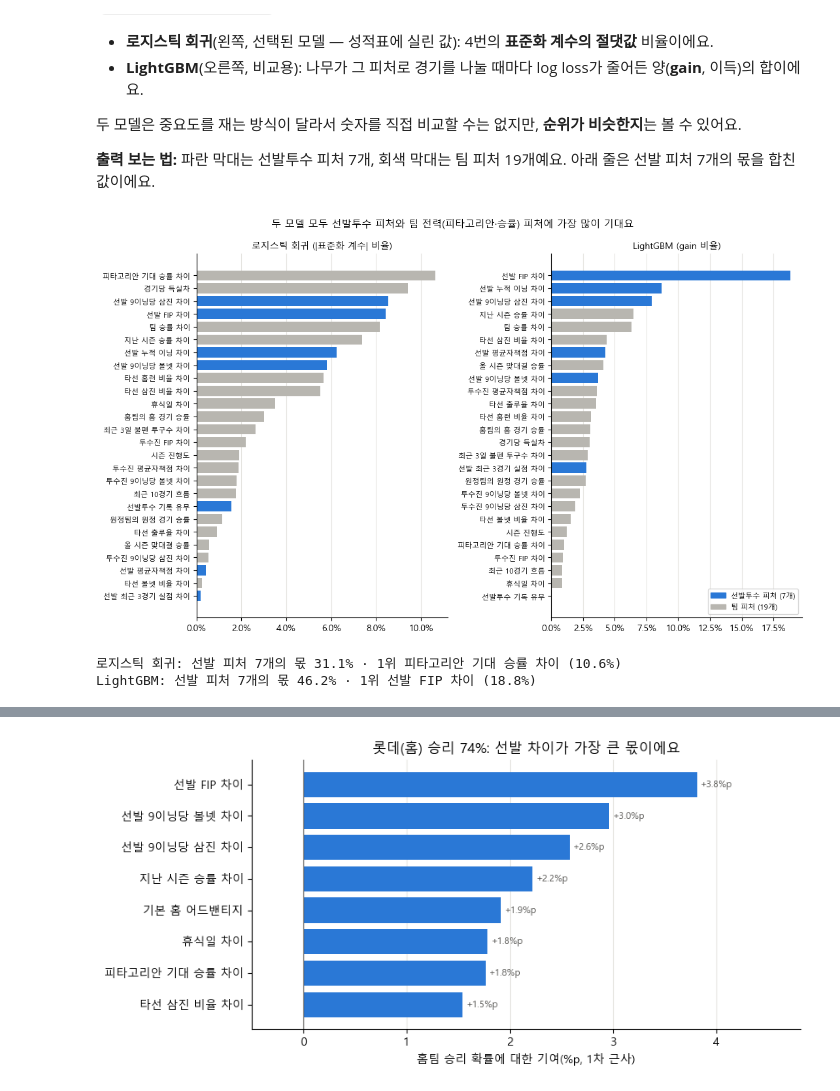
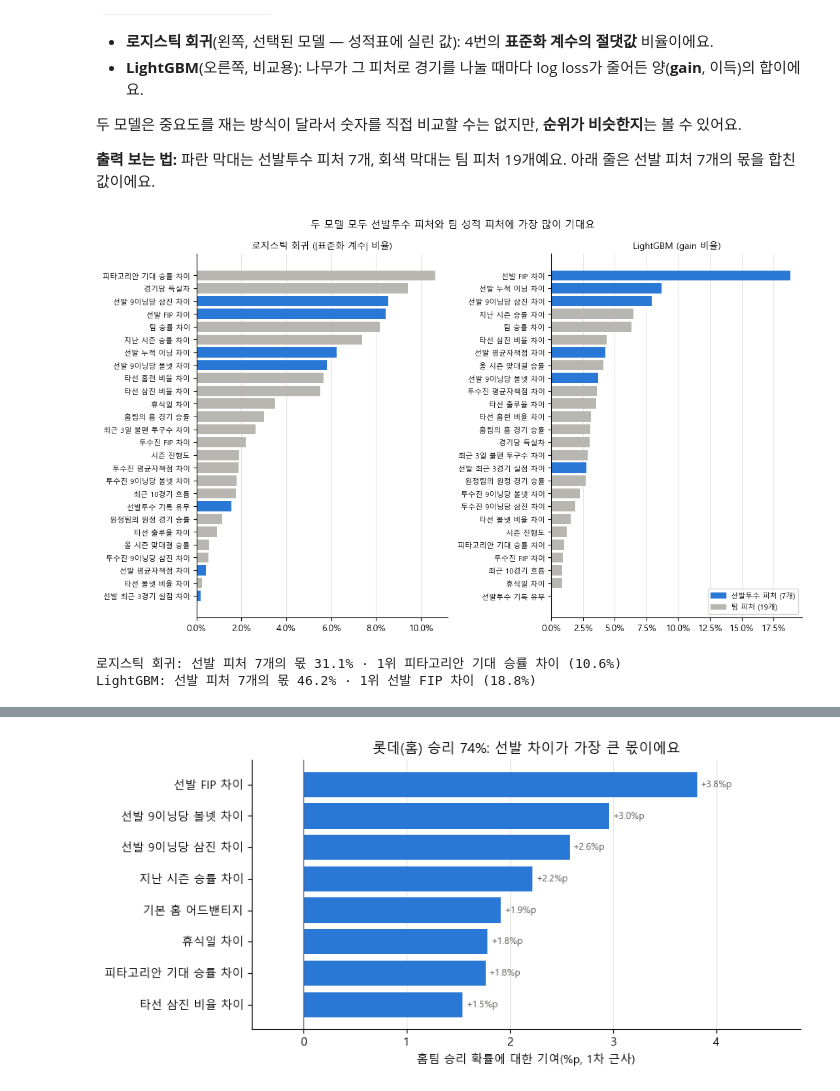
Before and after one commit to kimminseo2323-prog/2610_KBO_predict, a Jupyter notebook: notebooks/03_승패_예측_모델.ipynb, the cells around one changed output, grey strips where cells are left out. Drawn from its saved outputs; the diff is of its cells as text; code cells hidden in the pictures.

```diff
--- a/notebooks/03_승패_예측_모델.ipynb
+++ b/notebooks/03_승패_예측_모델.ipynb
@@ -541,27 +556,27 @@ print(f"미리 정한 비교 대상({BASELINE_NAMES[sig['vs']]}) 대비 +{gap:.1
 # %%
 imp_lr = pd.DataFrame(report["feature_importance"])            # 선택된 모델(로지스틱 회귀)의 중요도, 성적표에 실린 그대로
 imp_lgbm = pd.DataFrame(tw.feature_importance(lgbm_raw))       # 5번의 52그루 LightGBM
 starter = set(features.STARTER_FEATURES)
 
 fig, axes = plt.subplots(1, 2, figsize=(11, 6.6))
 for ax, imp, title in ((axes[0], imp_lr, "로지스틱 회귀 (|표준화 계수| 비율)"), (axes[1], imp_lgbm, "LightGBM (gain 비율)")):
     imp = imp.iloc[::-1]   # 큰 값이 위로 오게
     ax.barh(imp["label"], imp["importance"], color=[BLUE if n in starter else GRAY for n in imp["name"]])
     ax.set_title(title, fontsize=10)
     ax.tick_params(axis="y", labelsize=8)
     ax.grid(True, axis="x")
     ax.grid(False, axis="y")
     ax.xaxis.set_major_formatter(PercentFormatter(1.0))
 axes[1].legend(handles=[Patch(color=BLUE, label="선발투수 피처 (7개)"), Patch(color=GRAY, label="팀 피처 (19개)")],
                loc="lower right", fontsize=8)
-fig.suptitle("두 모델 모두 선발투수 피처와 팀 전력(피타고리안·승률) 피처에 가장 많이 기대요", fontsize=11)
+fig.suptitle("두 모델 모두 선발투수 피처와 팀 성적 피처에 가장 많이 기대요", fontsize=11)
 fig.tight_layout()
 plt.show()
 for name, imp in (("로지스틱 회귀", imp_lr), ("LightGBM", imp_lgbm)):
     share = imp.loc[imp["name"].isin(starter), "importance"].sum()
     print(f"{name}: 선발 피처 7개의 몫 {share:.1%} · 1위 {imp['label'].iloc[0]} ({imp['importance'].iloc[0]:.1%})")
 # %% [output]
-[figure, old version]
+[figure, new version]
 로지스틱 회귀: 선발 피처 7개의 몫 31.1% · 1위 피타고리안 기대 승률 차이 (10.6%)
 LightGBM: 선발 피처 7개의 몫 46.2% · 1위 선발 FIP 차이 (18.8%)
 # %% [markdown]
```
Also changed, not shown: parts of 10 cells of this notebook.
